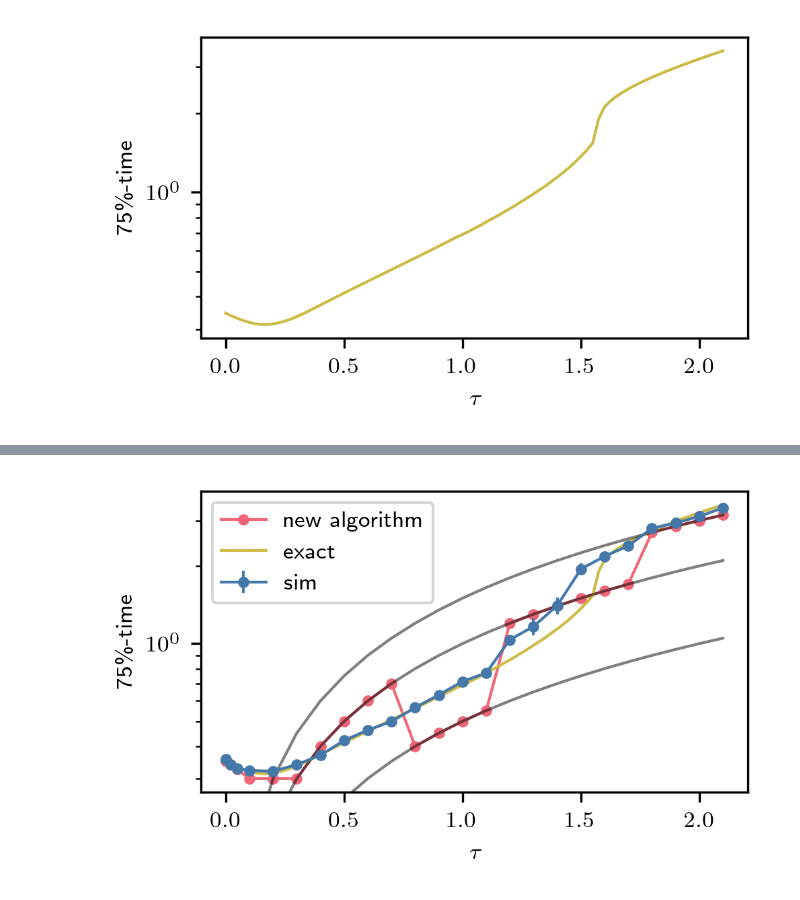
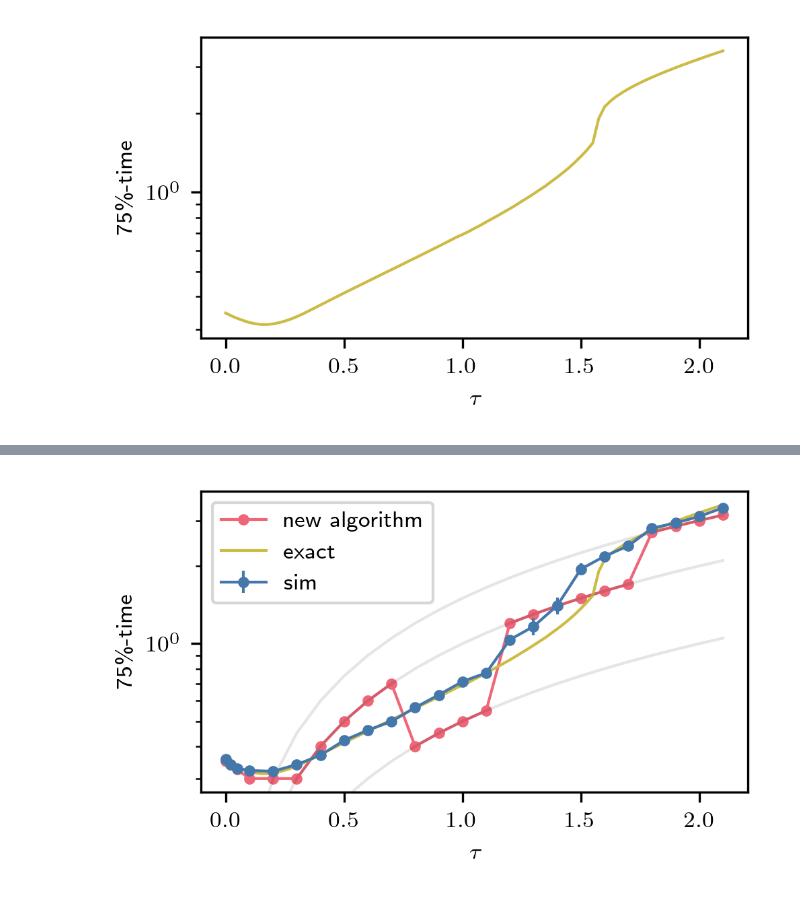
Before and after one commit to NilsToAn/overdampedDelayHarmonicOscillator, a Jupyter notebook: paper/variance_x2.ipynb, the cells around one changed output, grey strips where cells are left out. Drawn from its saved outputs; the diff is of its cells as text; code cells hidden in the pictures.

```diff
--- a/paper/variance_x2.ipynb
+++ b/paper/variance_x2.ipynb
@@ -31,7 +30,7 @@ D = s**2 / 2
 max_t = 10
 ntau = 2  # 3
 # dx = 0.3
-N_x = 81  # 25
+N_x = 61  # 25
 eq_perc = 0.75
 hist_sigma = 4
 avg_part = 4
@@ -272,28 +285,28 @@ plt.tight_layout()
 # %%
 plt.plot(ltaus, num_eq_time[:, 0], marker=".", color="C1", label="new algorithm")
 # plt.errorbar(ltaus, *sim_hist_eq_time.T, marker ='.', label = 'hist-sim')
 plt.errorbar(ltaus, *sim_eq_time.T, marker=".", color="C0", label="sim")
 plt.plot(test_ltaus, exact_eqtimes, color="C3", label="exact")
 
 plt.yscale("log")
 # plt.ylim(3e-1, 2e1)
 if force == "linear":
-    plt.ylim(*plt.ylim())
+    plt.ylim(0.7*plt.ylim()[0], plt.ylim()[1])
+    y = plt.ylim()[0]*1.3
     plt.vlines([1 / np.e, np.pi / 2], *plt.ylim(), color="black")
-    y = 4e-1
     plt.text(0.5 * 1 / np.e, y, "Regim I", ha="center", va="center")
     plt.text(0.5 * (1 / np.e + np.pi / 2), y, "Regim II", ha="center", va="center")
 
 plt.xlim(*plt.xlim())
 plt.ylim(*plt.ylim())
 for i in range(4):
-    plt.plot(ltaus, ltaus / ntau * i, color="black", alpha=0.5)
+    plt.plot(ltaus, ltaus / ntau * i, color="black", alpha=0.1)
 
 
 plt.legend()
 plt.xlabel(r"$\tau$")
 plt.ylabel(r"75\%-time")
 plt.tight_layout()
-# plt.savefig(f'graphics/x2eqtime_v2_Nx{N_x}_ntau{ntau}.pdf')
+plt.savefig(f'graphics/x2eqtime_v{version}_{force}.pdf')
 # %% [output]
-[figure, old version]
+[figure, new version]
```
Also changed, not shown: parts of 4 cells of this notebook, 30 other files.
